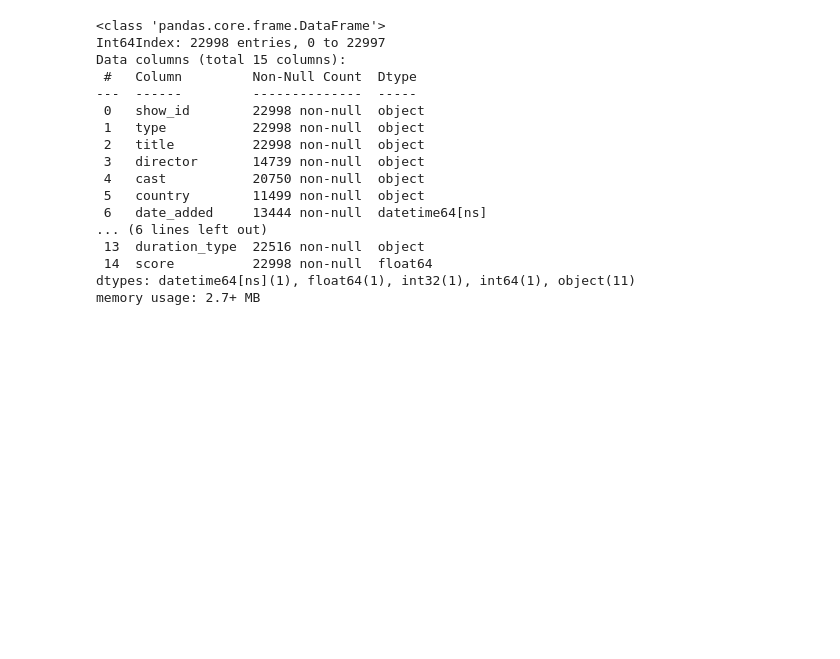
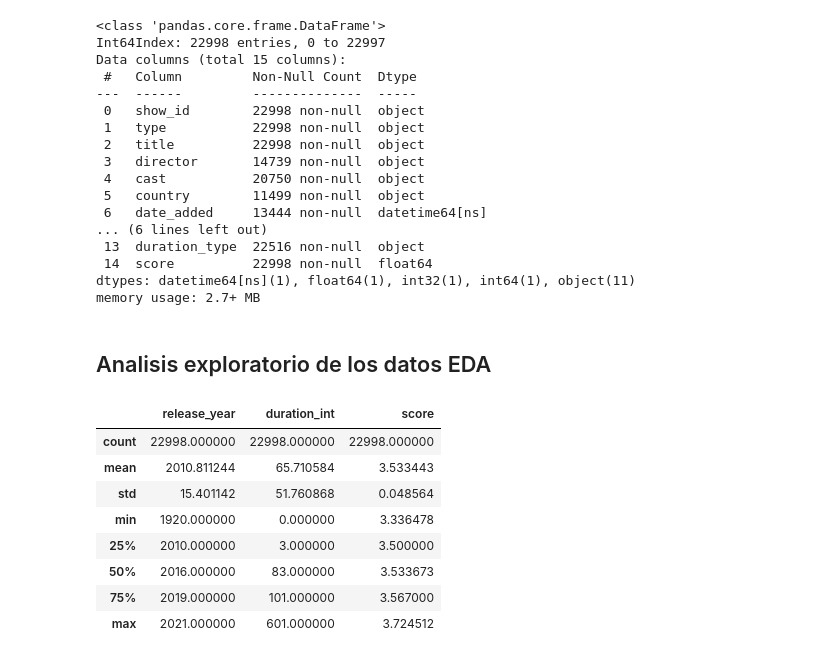
Before and after one commit to mauroferrer/Pi_01MLops_Mauro, a Jupyter notebook: ETL_EDA_PI_MLops.ipynb, the cells around one changed output. Cells and saved outputs as stored; diff of their text form; code cells hidden in the pictures; blank space fills up the shorter version.

```diff
--- a/ETL_EDA_PI_MLops.ipynb
+++ b/ETL_EDA_PI_MLops.ipynb
@@ -235,0 +260,15 @@ df_concat.to_csv('platform_concat.csv')
+# %% [markdown]
+## Analisis exploratorio de los datos EDA
+# %%
+#Descripcion estadistica de los datos numericos
+platform_movies.describe()
+# %% [output]
+|  | release_year | duration_int | score |
+| count | 22998.000000 | 22998.000000 | 22998.000000 |
+| mean | 2010.811244 | 65.710584 | 3.533443 |
+| std | 15.401142 | 51.760868 | 0.048564 |
+| min | 1920.000000 | 0.000000 | 3.336478 |
+| 25% | 2010.000000 | 3.000000 | 3.500000 |
+| 50% | 2016.000000 | 83.000000 | 3.533673 |
+| 75% | 2019.000000 | 101.000000 | 3.567000 |
+| max | 2021.000000 | 601.000000 | 3.724512 |
```
Also changed, not shown: parts of 24 cells of this notebook, 1 other file.
